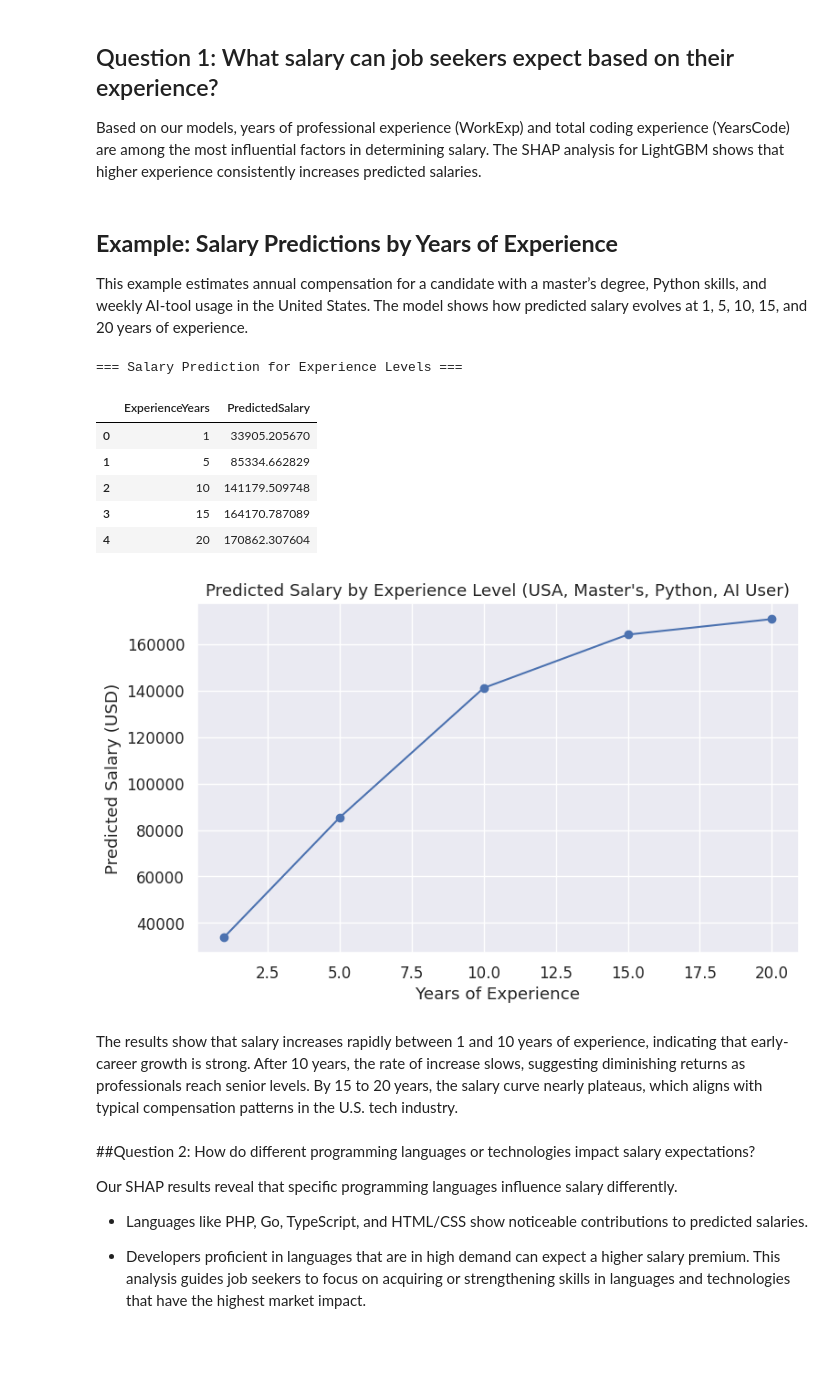
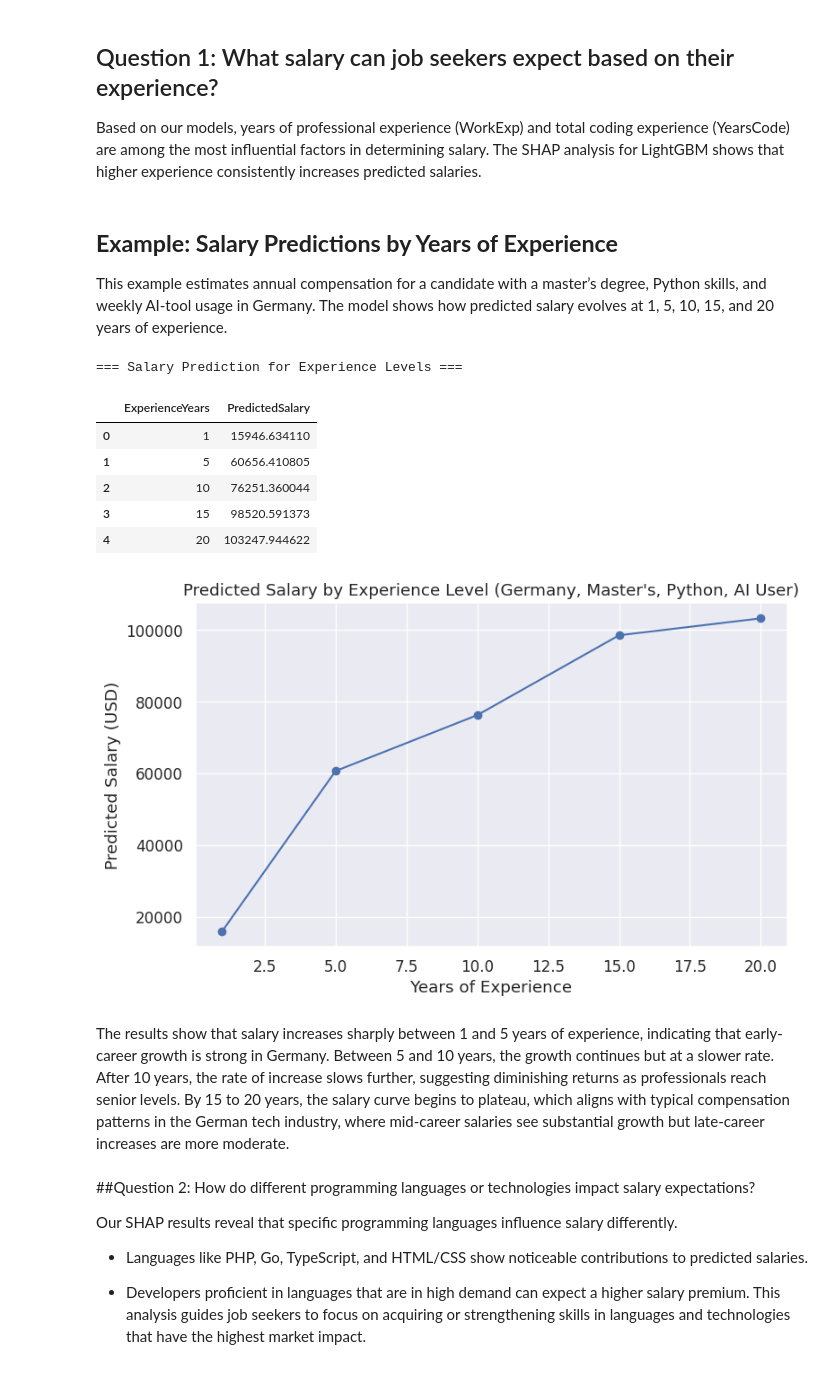
Before and after one commit to yukomath/Project_1, a Jupyter notebook: project.ipynb, the cells around one changed output. Saved outputs shown, nothing was run; the diff lists cells and outputs as text; code cells hidden in the pictures.

```diff
--- a/project.ipynb
+++ b/project.ipynb
@@ -788,14 +788,14 @@ Based on our models, years of professional experience (WorkExp) and total coding
 # %% [markdown]
 ## **Example: Salary Predictions by Years of Experience**
 
-This example estimates annual compensation for a candidate with a master’s degree, Python skills, and weekly AI-tool usage in the United States.
+This example estimates annual compensation for a candidate with a master’s degree, Python skills, and weekly AI-tool usage in Germany.
 The model shows how predicted salary evolves at 1, 5, 10, 15, and 20 years of experience.
 # %%
 import pandas as pd
 
 # ---------------------------------------------
 # Salary prediction for experience progression
-# Country: United States
+# Country: Germany
 # Education: Master's degree
 # Languages: Python
 # AI usage: Yes (weekly)
@@ -817,7 +817,7 @@ for exp in experience_levels:
 
     # Set categorical one-hot columns
     # Country
-    country_col = "Country_United_States_of_America"
+    country_col = "Country_Germany"
     if country_col in row:
         row[country_col] = 1
 
@@ -856,33 +856,33 @@ display(output)
 # %% [output]
 === Salary Prediction for Experience Levels ===
 |  | ExperienceYears | PredictedSalary |
-| 0 | 1 | 33905.205670 |
-| 1 | 5 | 85334.662829 |
-| 2 | 10 | 141179.509748 |
-| 3 | 15 | 164170.787089 |
-| 4 | 20 | 170862.307604 |
+| 0 | 1 | 15946.634110 |
+| 1 | 5 | 60656.410805 |
+| 2 | 10 | 76251.360044 |
+| 3 | 15 | 98520.591373 |
+| 4 | 20 | 103247.944622 |
 # %%
 import matplotlib.pyplot as plt
 
 # ----------------------------------------
 # Plot: Experience vs Predicted Salary
 # ----------------------------------------
 
 plt.figure(figsize=(8, 5))
 
 plt.plot(experience_levels, predicted_salaries, marker='o')
 
 plt.xlabel("Years of Experience")
 plt.ylabel("Predicted Salary (USD)")
-plt.title("Predicted Salary by Experience Level (USA, Master's, Python, AI User)")
+plt.title("Predicted Salary by Experience Level (Germany, Master's, Python, AI User)")
 
 plt.grid(True)
 plt.tight_layout()
 plt.show()
 # %% [output]
-[figure, old version]
+[figure, new version]
 # %% [markdown]
-The results show that salary increases rapidly between 1 and 10 years of experience, indicating that early-career growth is strong. After 10 years, the rate of increase slows, suggesting diminishing returns as professionals reach senior levels. By 15 to 20 years, the salary curve nearly plateaus, which aligns with typical compensation patterns in the U.S. tech industry.
+The results show that salary increases sharply between 1 and 5 years of experience, indicating that early-career growth is strong in Germany. Between 5 and 10 years, the growth continues but at a slower rate. After 10 years, the rate of increase slows further, suggesting diminishing returns as professionals reach senior levels. By 15 to 20 years, the salary curve begins to plateau, which aligns with typical compensation patterns in the German tech industry, where mid-career salaries see substantial growth but late-career increases are more moderate.
 # %% [markdown]
 ##Question 2: How do different programming languages or technologies impact salary expectations?
 
```
Also changed, not shown: parts of 6 cells of this notebook.
